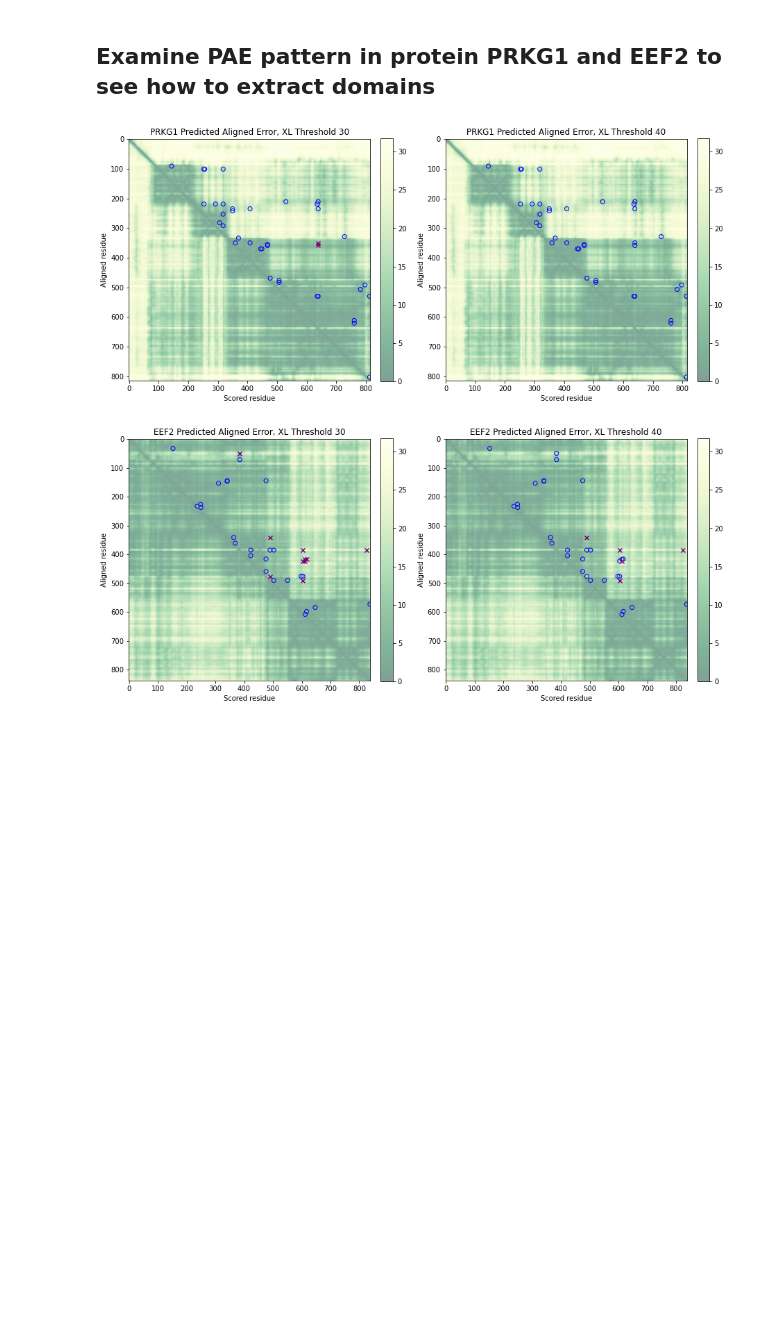
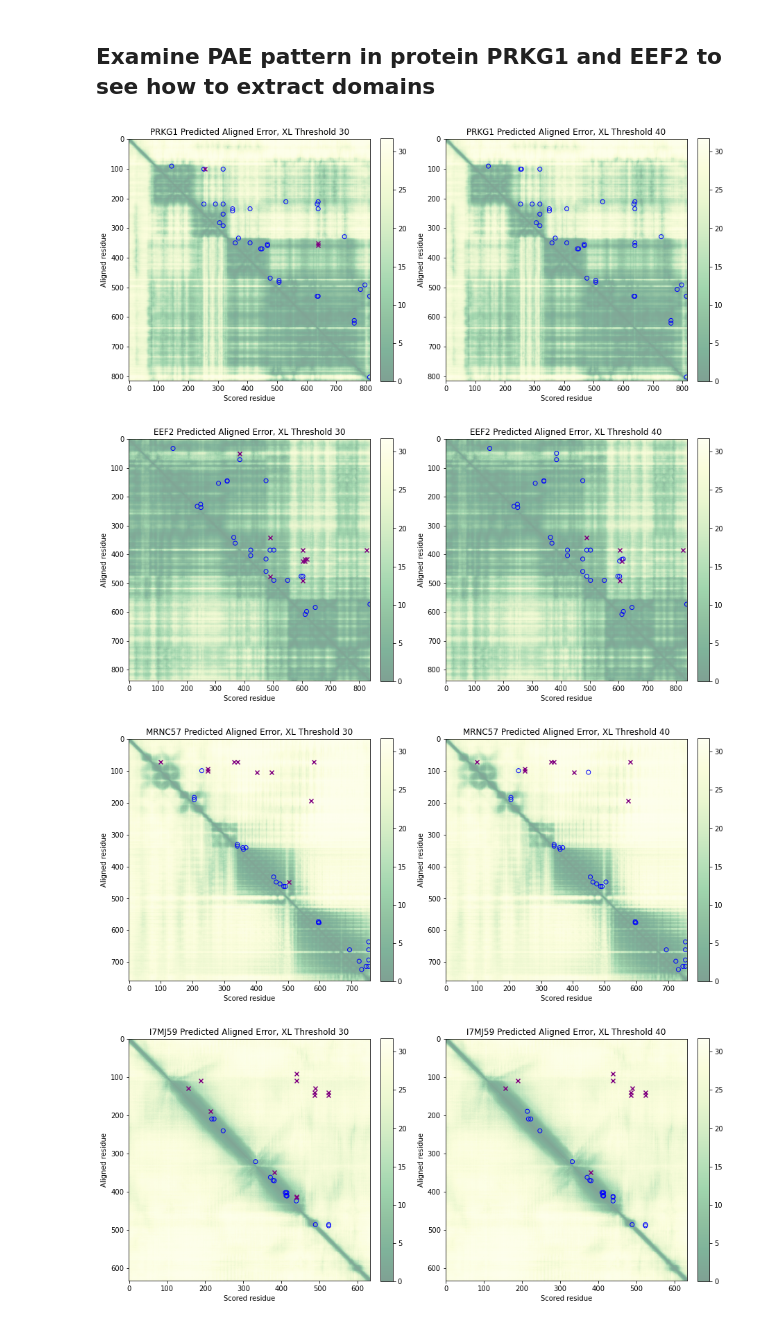
Before and after one commit to epenning/crosslinking, a Jupyter notebook: compare_crosslinks.ipynb, the cells around one changed output. Cells and saved outputs as stored; diff of their text form; code cells hidden in the pictures; blank space fills up the shorter version.

Commit message:
Create PAE plots for subset of models

```diff
--- a/compare_crosslinks.ipynb
+++ b/compare_crosslinks.ipynb
@@ -11,6 +11,7 @@ from biopandas.pdb import PandasPdb
 UNRELAXED_PDB_SUFFIX = '-unrelaxed_model_1.pdb'
 RELAXED_PDB_SUFFIX = '-relaxed_model_1.pdb'
 RESULTS_PKL_SUFFIX = '-result_model_1_ptm.pkl'
+PAE_PKL_SUFFIX = '-pae_model_1_ptm.pkl'
 
 def sanitize_protein(protein_id):
     """Replace / in protein ID with _ for compatibility with file system"""
@@ -204,7 +200,7 @@ def plot_plddt(protein):
 def plot_pae(protein, xl_thresholds):
     sanitized_protein = sanitize_protein(protein)
 
-    results = pd.read_pickle('results/' + sanitized_protein + RESULTS_PKL_SUFFIX)
+    results = pd.read_pickle('pae/' + sanitized_protein + PAE_PKL_SUFFIX)
 
     pae = results['predicted_aligned_error']
     max_pae = results['max_predicted_aligned_error']
@@ -232,11 +228,28 @@ def plot_pae(protein, xl_thresholds):
         plt.xlabel('Scored residue')
         plt.ylabel('Aligned residue')
 # %%
-pae_proteins = ['PRKG1', 'EEF2']
+pae_proteins = [
+    "PRKG1",
+    "EEF2",
+    "MRNC57",
+    "I7MJ59",
+    "FTT18",
+    "BBC118",
+    "Q23A15",
+    "KARS",
+    "I7M6H8",
+    "TRAF3IP1",
+    "EIF4A",
+    "SPEF2",
+    "Q22MP6",
+    "RPS0",
+]
 thresholds = [30, 40]
 
 for pae_protein in pae_proteins:
     plot_pae(pae_protein, thresholds)
 # %% [output]
 [figure]
 [figure]
+[figure, added]
+[figure, added]
```
Also changed, not shown: parts of 2 cells of this notebook.
